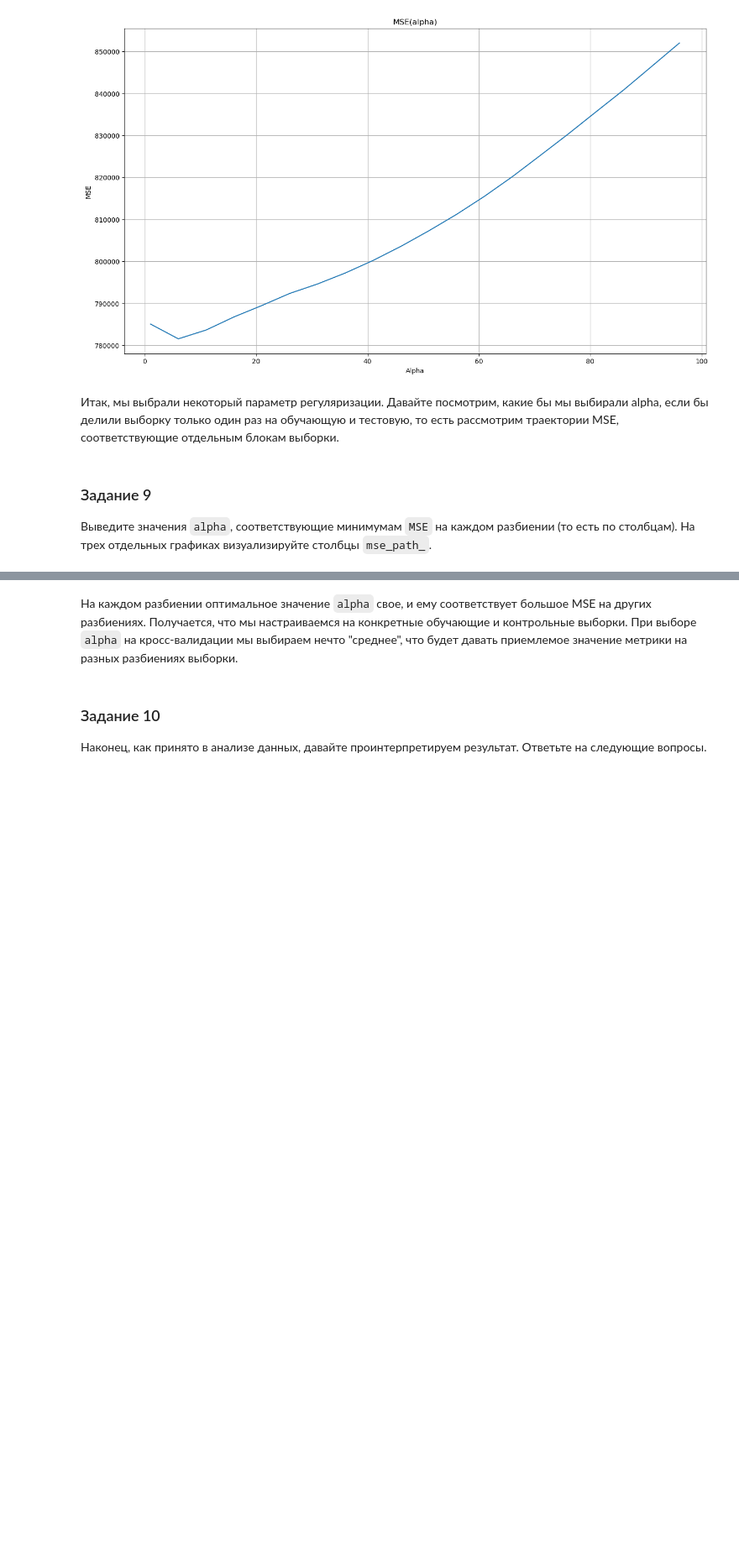
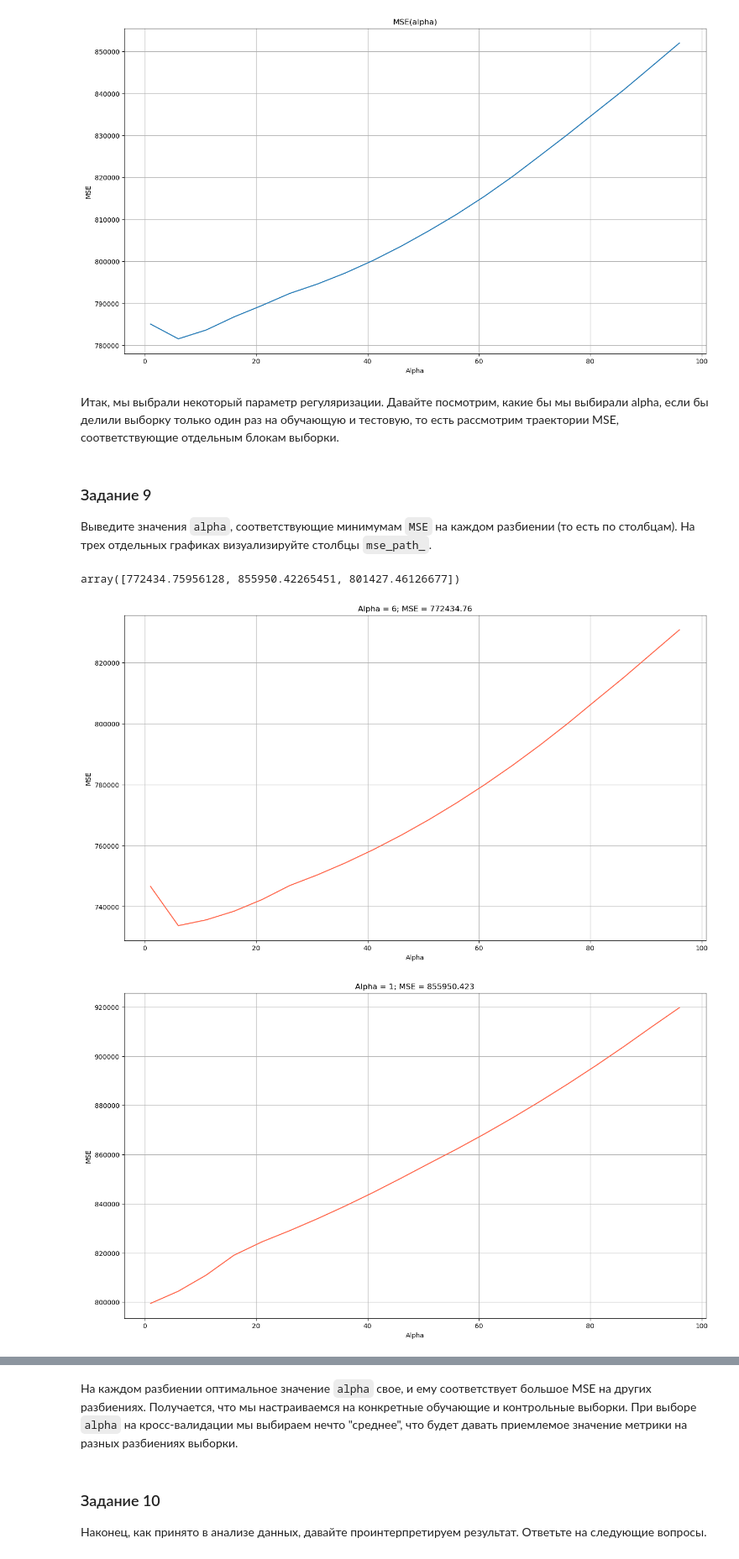
Before and after one commit to Vishnyak13/DataScience_Hw8, a Jupyter notebook: OverfittingHomeWork.ipynb, the cells around one changed output, grey strips where cells are left out. Shown at 84% size. Cells and saved outputs as stored; diff of their text form; code cells hidden in the pictures; blank space fills up the shorter version.

```diff
--- a/OverfittingHomeWork.ipynb
+++ b/OverfittingHomeWork.ipynb
@@ -19,6 +19,7 @@ from matplotlib import pyplot as plt
 Загрузите датасет с помощью функции __pandas.read_csv__ в переменную __df__. Выведите первые 5 строчек, чтобы убедиться в корректном считывании данных:
 # %%
 df = pd.read_csv('bikes_rent.csv')
+df = df.copy()
 df
 # %% [output]
 |  | season | yr | mnth | holiday | weekday | workingday | weathersit | temp | atemp | hum | ... |
@@ -386,0 +386,17 @@ windspeed(ms): -0.0
+# %%
+mse = regressor.mse_path_.mean(axis=0)
+mse
+# %% [output]
+array([772434.75956128, 855950.42265451, 801427.46126677])
+# %%
+for i in range(len(mse)):
+    plt.figure(figsize=(16, 9))
+    plt.plot(regressor.alphas_, regressor.mse_path_[:,i], color='tomato')
+    plt.title(f"Alpha = {regressor.alphas_[np.argmin(regressor.mse_path_[:,i])]}; MSE = {round(mse[i], 3)}")
+    plt.xlabel('Alpha')
+    plt.ylabel('MSE')
+    plt.grid()
+    plt.show()
+# %% [output]
+[figure, added]
+[figure, added]
```
Also changed, not shown: parts of 9 cells of this notebook.
